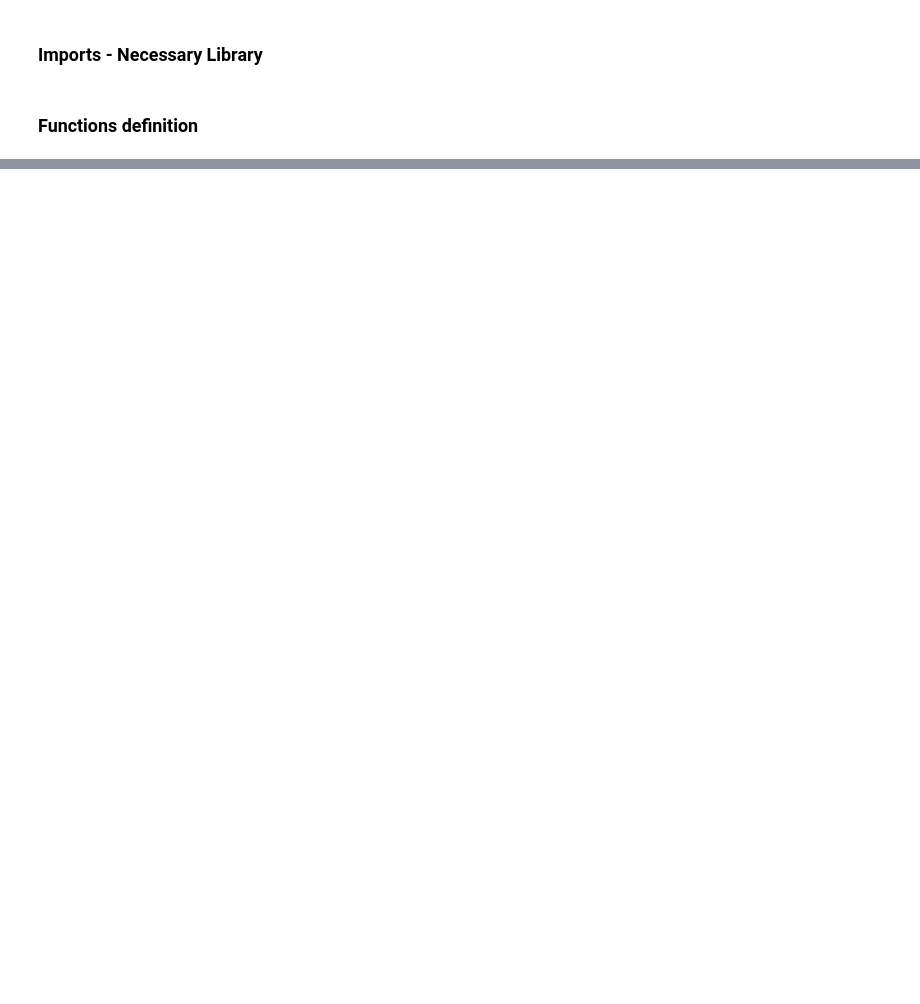
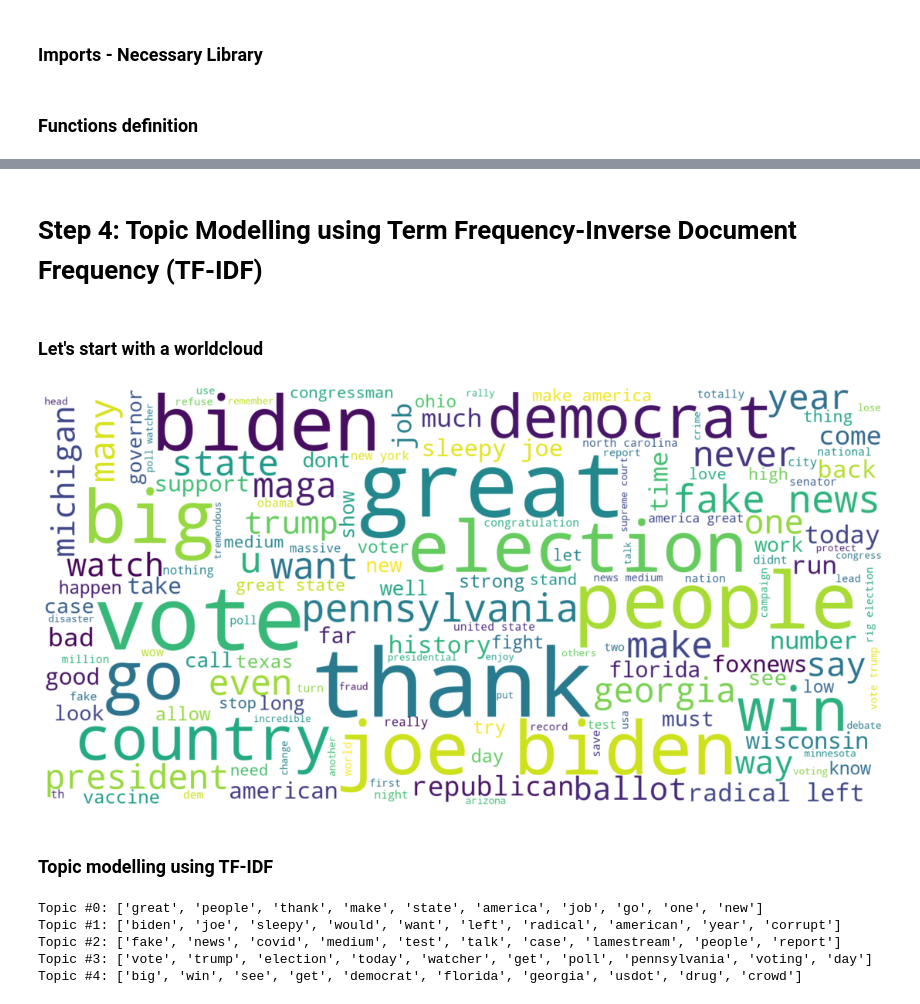
Before and after one commit to Moutoussamy/Trump_Tweets_Topic_modelling, a Jupyter notebook: Trump_Tweets_Topic_modelling.ipynb, the cells around one changed output, grey strips where cells are left out. Cells and saved outputs as stored; diff of their text form; code cells hidden in the pictures; blank space fills up the shorter version.

Commit message:
cleaning and topic modeling

```diff
--- a/Trump_Tweets_Topic_modelling.ipynb
+++ b/Trump_Tweets_Topic_modelling.ipynb
@@ -96,0 +290,3 @@ def GetDaysList(dates):
+# %%
+tweets_tokenized = tweets_no_ponctuations.apply(nltk.word_tokenize)
+print(tweets_tokenized)
@@ -96,0 +309,4 @@ def GetDaysList(dates):
+# %%
+stop = stopwords.words('english')
+tweets_tokenized_no_stopwords = tweets_tokenized.apply(lambda token: [item for item in token if item not in stop])
+print(tweets_tokenized_no_stopwords)
@@ -96,0 +330,9 @@ def GetDaysList(dates):
+# %%
+lemmatizer = WordNetLemmatizer()
+
+def lemmatize_text(text):
+    return [lemmatizer.lemmatize(word,get_wordnet_pos(word)) for word in text]
+
+tweets_tokenized_no_stopwords_stemmed_lemmatized = tweets_tokenized_no_stopwords.apply(lemmatize_text)
+
+print(tweets_tokenized_no_stopwords_stemmed_lemmatized)
@@ -96,0 +352,40 @@ def GetDaysList(dates):
+# %% [markdown]
+# Step 4: Topic Modelling using Term Frequency-Inverse Document Frequency (TF-IDF)
+# %%
+all_tweets_words = [] #initialize a list which will conating all words. (WordCloud)
+all_tweets = [] #initialize a list which will conating all tweets. Each element in the list will be a tweet (tf-idf)
+
+for tweet_sentence in tweets_tokenized_no_stopwords_stemmed_lemmatized:
+    all_tweets.append(" ".join(tweet_sentence))
+    for tweet_word in tweet_sentence:
+        all_tweets_words.append(tweet_word.lower())
+# %% [markdown]
+### Let's start with a worldcloud
+# %%
+wordcloud = WordCloud(width=1600, height=800,max_font_size=180, max_words=150,background_color="white").generate(" ".join(all_tweets_words))
+plt.figure(figsize=(20,10))
+plt.imshow(wordcloud,interpolation="bilinear")
+plt.axis("off")
+plt.savefig("trump_tweets_wordclourd.tif",dpi=300)
+plt.show()
+# %% [output]
+[figure, added]
+# %% [markdown]
+### Topic modelling using TF-IDF
+# %%
+vectorizer = TfidfVectorizer(norm = None)
+tfidf_scores = vectorizer.fit_transform(all_tweets)
+feature_names = vectorizer.get_feature_names()
+tfidf_scores = vectorizer.fit_transform(all_tweets)
+nmf = NMF(n_components=5, random_state=1,max_iter=400).fit(tfidf_scores)
+
+
+for topic_idx, topic in enumerate(nmf.components_):
+    topic_elements = [feature_names[i]for i in topic.argsort()[:-10 - 1:-1]]
+    print("Topic #{0}: {1}".format(topic_idx,topic_elements))
+# %% [output]
+Topic #0: ['great', 'people', 'thank', 'make', 'state', 'america', 'job', 'go', 'one', 'new']
+Topic #1: ['biden', 'joe', 'sleepy', 'would', 'want', 'left', 'radical', 'american', 'year', 'corrupt']
+Topic #2: ['fake', 'news', 'covid', 'medium', 'test', 'talk', 'case', 'lamestream', 'people', 'report']
+Topic #3: ['vote', 'trump', 'election', 'today', 'watcher', 'get', 'poll', 'pennsylvania', 'voting', 'day']
+Topic #4: ['big', 'win', 'see', 'get', 'democrat', 'florida', 'georgia', 'usdot', 'drug', 'crowd']
```
Also changed, not shown: parts of 31 cells of this notebook, 1 other file.
